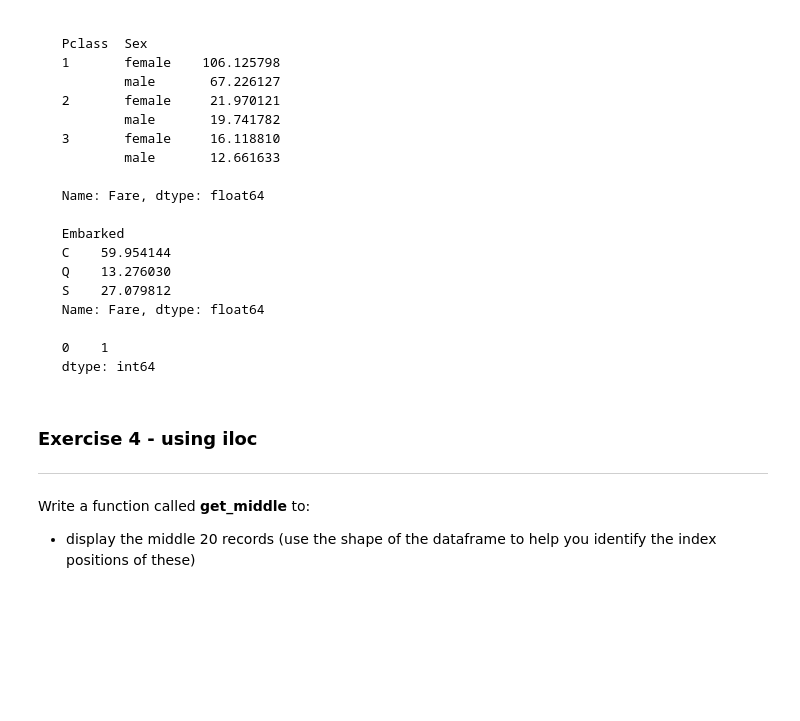
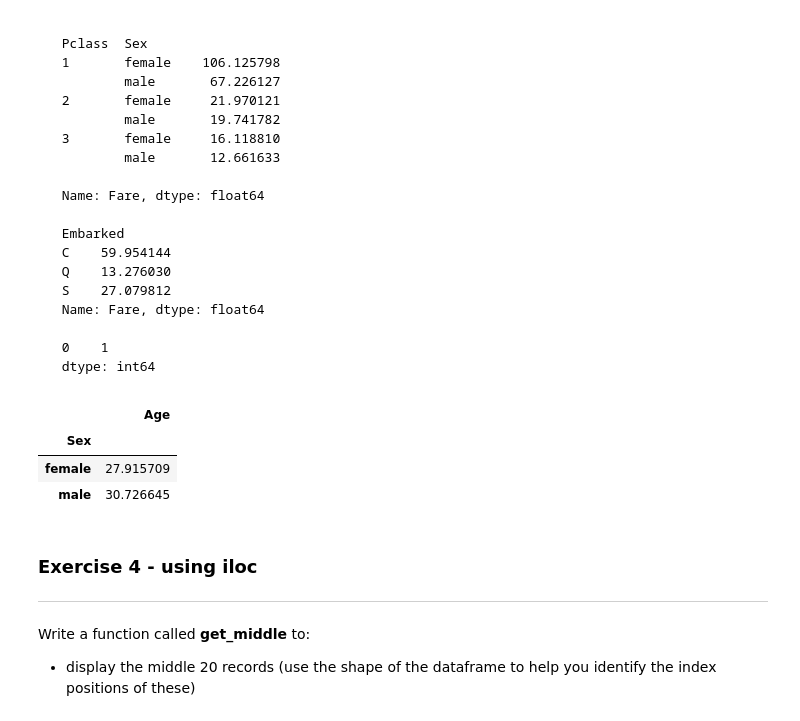
Before and after one commit to L1dd0n/L1dd0n, a Jupyter notebook: Worksheets/2_Describing_and_Interrogating_Data.ipynb, the cells around one changed output. Cells and saved outputs as stored; diff of their text form; code cells hidden in the pictures; blank space fills up the shorter version.

```diff
--- a/Worksheets/2_Describing_and_Interrogating_Data.ipynb
+++ b/Worksheets/2_Describing_and_Interrogating_Data.ipynb
@@ -263,14 +263,20 @@ Write a function called **grouped** which displays:
 # %%
 def get_grouped(df):
   # add code below to return the above stats
-
+  male_age = titanic[["Sex", "Age"]].groupby("Sex").mean()
+  return male_age
 
 
 
 
 
 # run and test visually using the above expected output
 get_grouped(titanic)
+# %% [output]
+|  | Age |
+| Sex |  |
+| female | 27.915709 |
+| male | 30.726645 |
 # %% [markdown]
 ### Exercise 4 - using iloc
 ---
```
